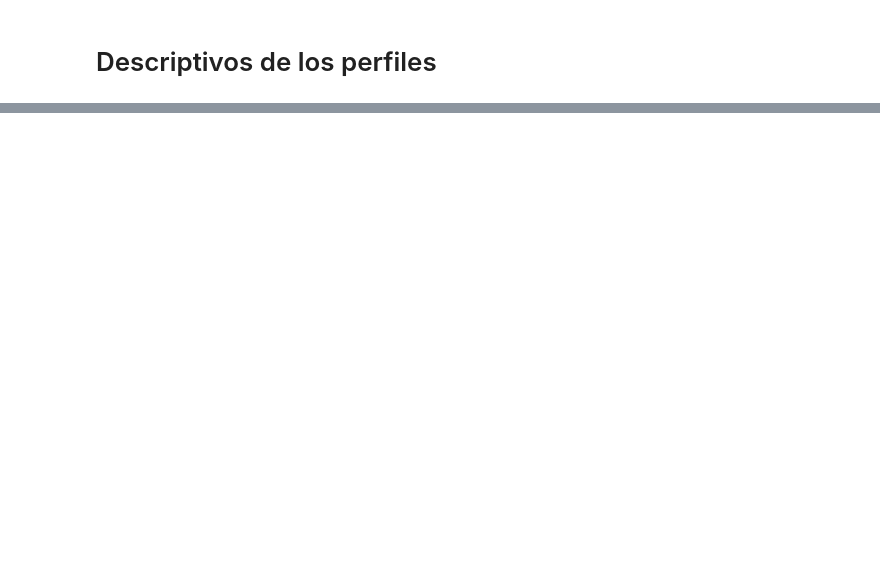
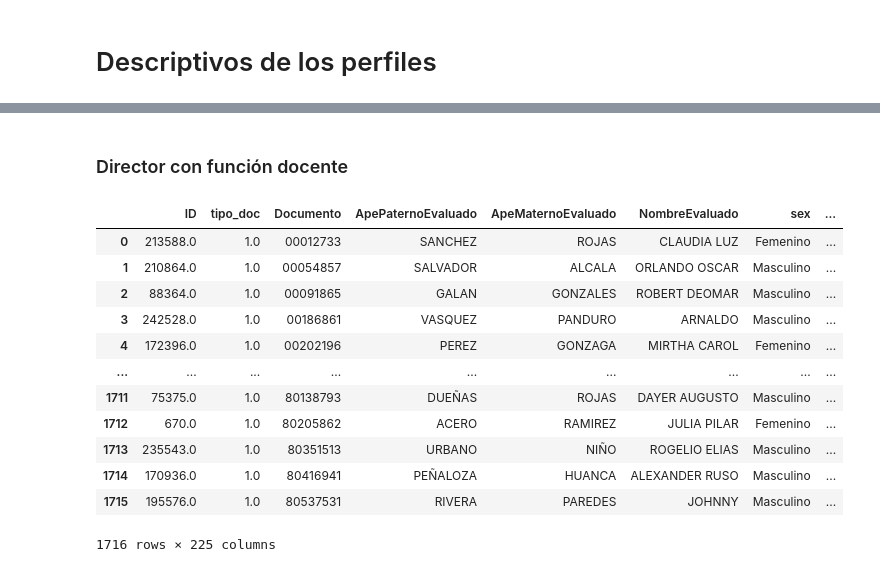
Before and after one commit to CRodrigo17/MINEDU-2026-02-INVESTIGACION_EDDIR_IE_REG_EXCEP_2024_2025, a Jupyter notebook: notebooks/Notebook_exploratorio_v7.ipynb, the cells around one changed output, grey strips where cells are left out. Saved outputs shown, nothing was run; the diff lists cells and outputs as text; code cells hidden in the pictures; blank space fills up the shorter version.

```diff
--- a/notebooks/Notebook_exploratorio_v7.ipynb
+++ b/notebooks/Notebook_exploratorio_v7.ipynb
@@ -3277,0 +2550,4 @@ meta_maestra.column_names_to_labels
+# %% [markdown]
+### Director con función docente
+# %%
+B_G2 = pd.read_csv("/Users/cristianmolina/Desktop/Proyectos MINEDU 2026 - Github/Investigacion_EDDIR_IE_2024/outputs/Docentes_2025_Director_confuncionDocente_clusterizada_MODELO_FINAL_Director_confuncionDocente.csv", dtype = {"Documento":str}, sep=",")
@@ -3277,0 +2619,16 @@ meta_maestra.column_names_to_labels
+# %%
+B_G2
+# %% [output]
+|  | ID | tipo_doc | Documento | ApePaternoEvaluado | ApeMaternoEvaluado | NombreEvaluado | sex | ... |
+| 0 | 213588.0 | 1.0 | 00012733 | SANCHEZ | ROJAS | CLAUDIA LUZ | Femenino | ... |
+| 1 | 210864.0 | 1.0 | 00054857 | SALVADOR | ALCALA | ORLANDO OSCAR | Masculino | ... |
+| 2 | 88364.0 | 1.0 | 00091865 | GALAN | GONZALES | ROBERT DEOMAR | Masculino | ... |
+| 3 | 242528.0 | 1.0 | 00186861 | VASQUEZ | PANDURO | ARNALDO | Masculino | ... |
+| 4 | 172396.0 | 1.0 | 00202196 | PEREZ | GONZAGA | MIRTHA CAROL | Femenino | ... |
+| ... | ... | ... | ... | ... | ... | ... | ... | ... |
+| 1711 | 75375.0 | 1.0 | 80138793 | DUEÑAS | ROJAS | DAYER AUGUSTO | Masculino | ... |
+| 1712 | 670.0 | 1.0 | 80205862 | ACERO | RAMIREZ | JULIA PILAR | Femenino | ... |
+| 1713 | 235543.0 | 1.0 | 80351513 | URBANO | NIÑO | ROGELIO ELIAS | Masculino | ... |
+| 1714 | 170936.0 | 1.0 | 80416941 | PEÑALOZA | HUANCA | ALEXANDER RUSO | Masculino | ... |
+| 1715 | 195576.0 | 1.0 | 80537531 | RIVERA | PAREDES | JOHNNY | Masculino | ... |
+1716 rows × 225 columns
```
Also changed, not shown: parts of 149 cells of this notebook, 2 other files.
